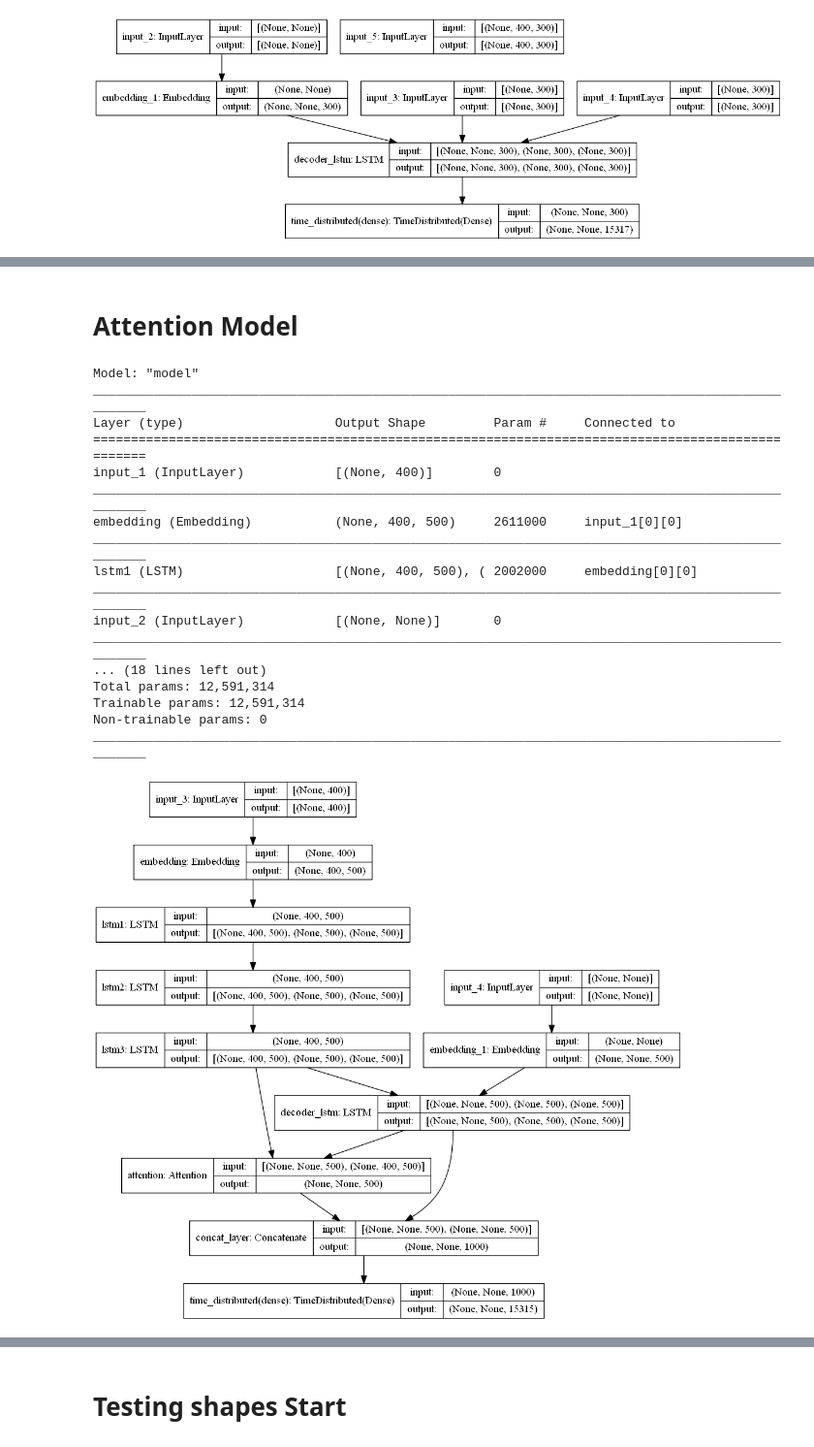
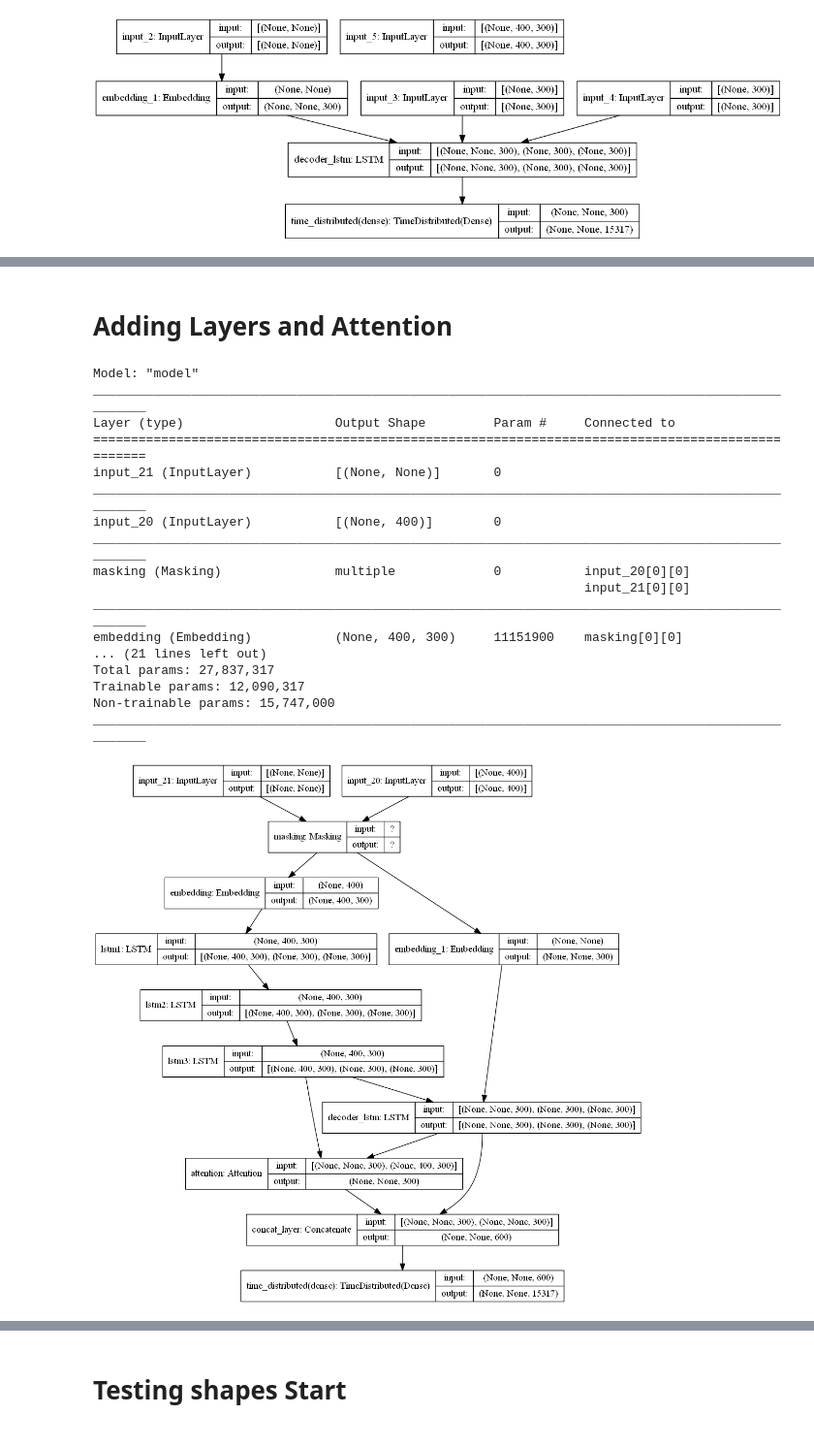
Before and after one commit to Nella796/Springboard_Capstone3, a Jupyter notebook: Preprocessing and Modeling.ipynb, the cells around one changed output, grey strips where cells are left out. Shown at 97% size. Cells and saved outputs as stored; diff of their text form; code cells hidden in the pictures.

```diff
--- a/Preprocessing and Modeling.ipynb
+++ b/Preprocessing and Modeling.ipynb
@@ -279,18 +270,22 @@ KeyError: 0
 # %% [markdown]
-# Attention Model
+# Adding Layers and Attention
 # %%
 from keras import backend as K
 
 K.clear_session()
 
 # The latent dimension is the number of dimensions that each word embedding will correspond with
-latent_dim = 500
+latent_dim = 300
 
 
 #Embedding layer
 Encoder_inputs = Input(shape=(max_len_text,))
 
-Encoder_embedding = Embedding(x_voc_size, latent_dim,trainable=True)(Encoder_inputs)
+mask = Masking(mask_value = 0)
+
+encoder_mask = mask(Encoder_inputs)
+
+Encoder_embedding = Embedding(x_voc_size, latent_dim,weights = [embedding_matrix_X],trainable=False)(encoder_mask)
 
 
 lstm1 = LSTM(latent_dim,return_sequences=True,return_state=True, name = 'lstm1')
@@ -312,9 +307,11 @@ encoder_outputs, h_state, c_state = lstm3(encoder_output2)
 
 decoder_inputs = Input(shape=(None,))
 
-decoder_embedding = Embedding(y_voc_size, latent_dim,trainable=True)
+decoder_mask = mask(decoder_inputs)
 
-dec_emb = decoder_embedding(decoder_inputs)
+decoder_embedding = Embedding(y_voc_size, latent_dim,weights = [embedding_matrix_y],trainable=False)
+
+dec_emb = decoder_embedding(decoder_mask)
 
 
 #LSTM using encoder_states as initial state
@@ -333,29 +330,29 @@ decoder_dense = TimeDistributed(Dense(y_voc_size, activation='softmax'))
 decoder_outputs = decoder_dense(decoder_concat_input)
 
 # Define the model
-model = Model([Encoder_inputs, decoder_inputs], decoder_outputs)
+model2 = Model([Encoder_inputs, decoder_inputs], decoder_outputs)
 # %%
-model.summary()
+model2.summary()
 # %% [output]
 Model: "model"
 __________________________________________________________________________________________________
 Layer (type)                    Output Shape         Param #     Connected to
 ==================================================================================================
-input_1 (InputLayer)            [(None, 400)]        0
+input_21 (InputLayer)           [(None, None)]       0
 __________________________________________________________________________________________________
-embedding (Embedding)           (None, 400, 500)     2611000     input_1[0][0]
+input_20 (InputLayer)           [(None, 400)]        0
 __________________________________________________________________________________________________
-lstm1 (LSTM)                    [(None, 400, 500), ( 2002000     embedding[0][0]
+masking (Masking)               multiple             0           input_20[0][0]
+                                                                 input_21[0][0]
 __________________________________________________________________________________________________
-input_2 (InputLayer)            [(None, None)]       0
+embedding (Embedding)           (None, 400, 300)     11151900    masking[0][0]
+... (21 lines left out)
+Total params: 27,837,317
+Trainable params: 12,090,317
+Non-trainable params: 15,747,000
 __________________________________________________________________________________________________
-... (18 lines left out)
-Total params: 12,591,314
-Trainable params: 12,591,314
-Non-trainable params: 0
-__________________________________________________________________________________________________
 # %%
-plot_model(model, show_shapes = True,expand_nested = True )
+plot_model(model2, show_shapes = True,expand_nested = True )
 # %% [output]
-[figure, old version]
+[figure, new version]
 # %%
```
Also changed, not shown: parts of 70 cells of this notebook, 1 other file.
